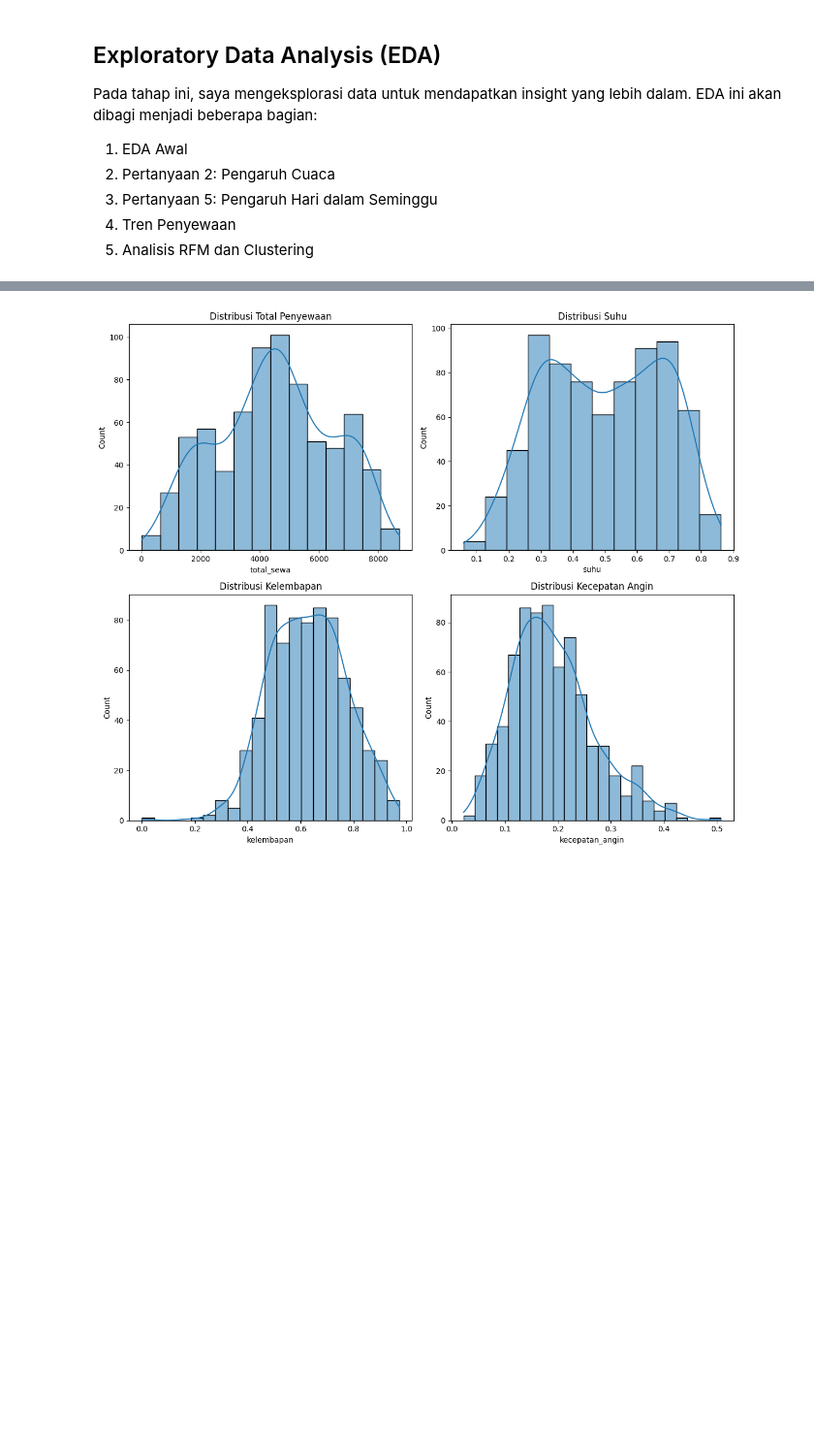
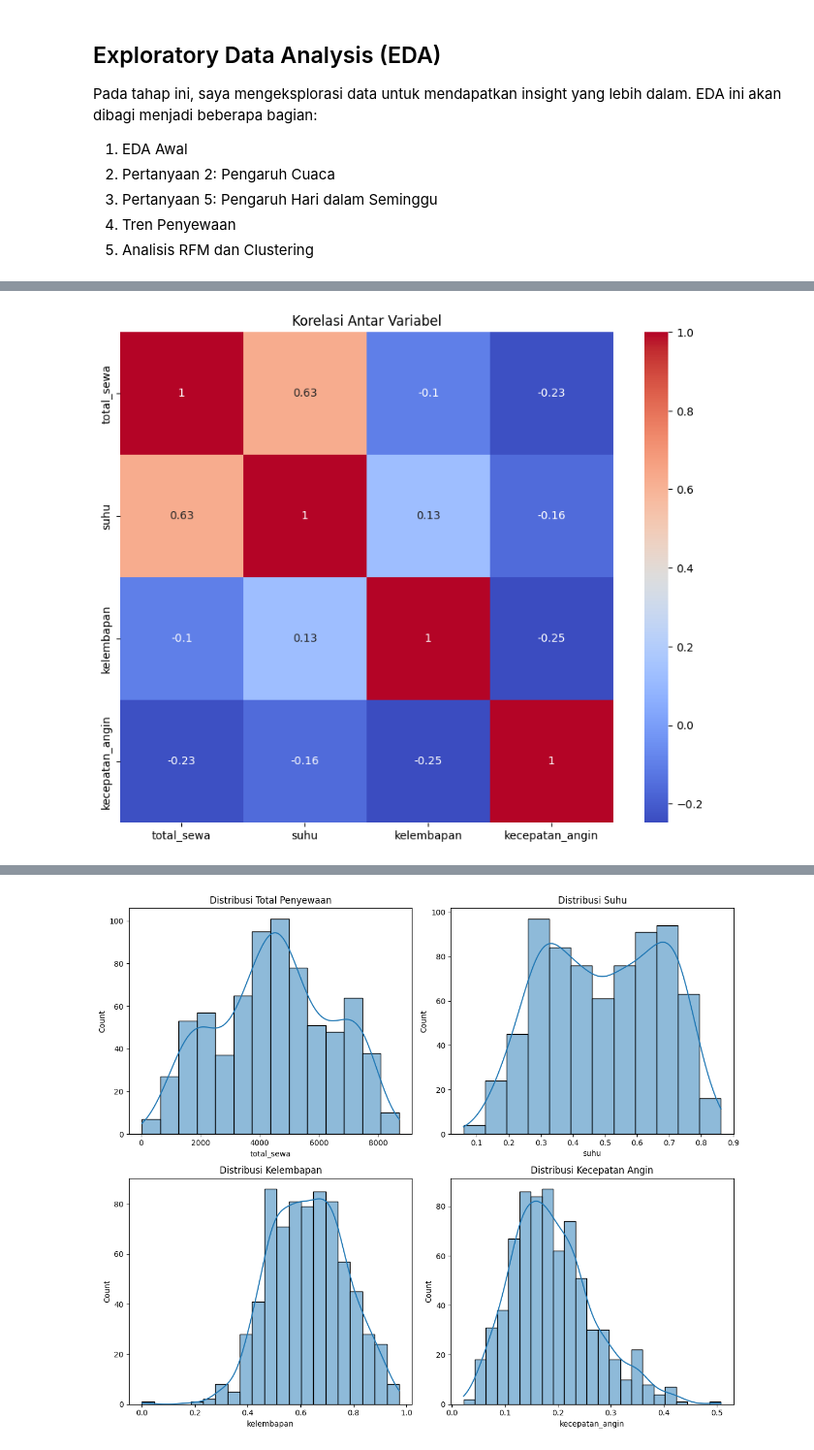
Before and after one commit to Waifull/bike-sharing-analysis, a Jupyter notebook: notebook.ipynb, the cells around one changed output, grey strips where cells are left out. Shown at 97% size. Drawn from its saved outputs; the diff is of its cells as text; code cells hidden in the pictures; blank space fills up the shorter version.

```diff
--- a/notebook.ipynb
+++ b/notebook.ipynb
@@ -148,0 +164,7 @@ Pada tahap ini, saya mengeksplorasi data untuk mendapatkan insight yang lebih da
+# %%
+plt.figure(figsize=(10, 8))
+sns.heatmap(data[['total_sewa', 'suhu', 'kelembapan', 'kecepatan_angin']].corr(), annot=True, cmap='coolwarm')
+plt.title('Korelasi Antar Variabel')
+plt.show()
+# %% [output]
+[figure, added]
```
Also changed, not shown: parts of 2 cells of this notebook.
